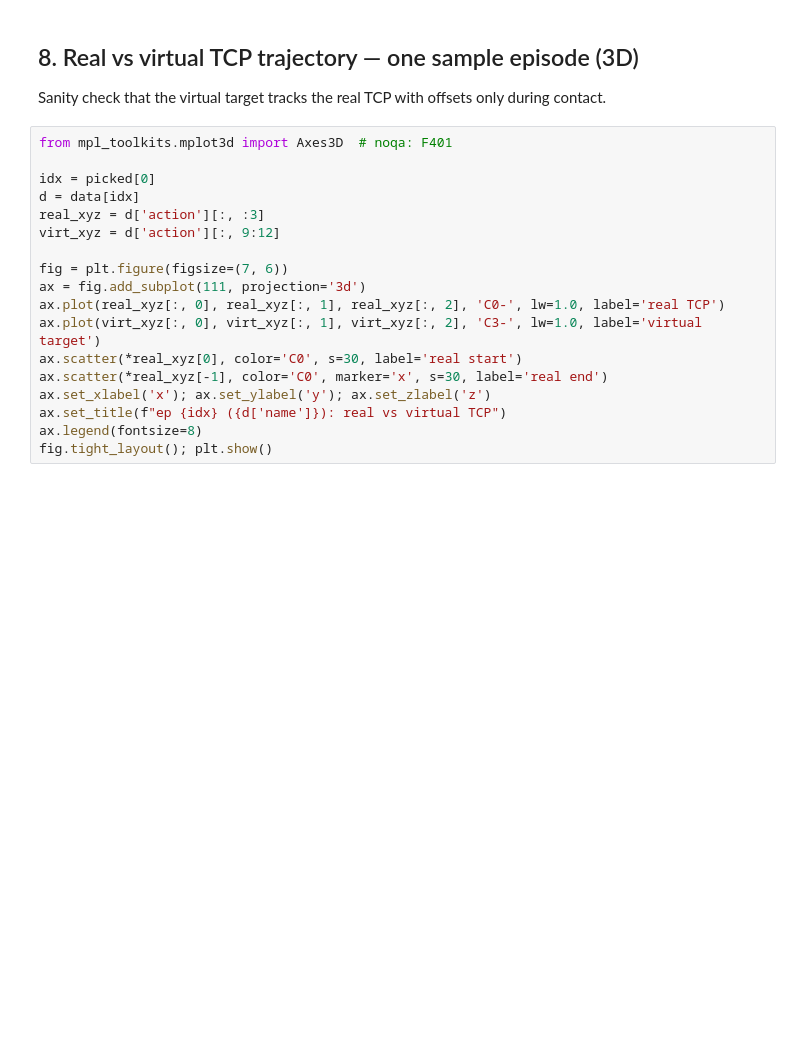
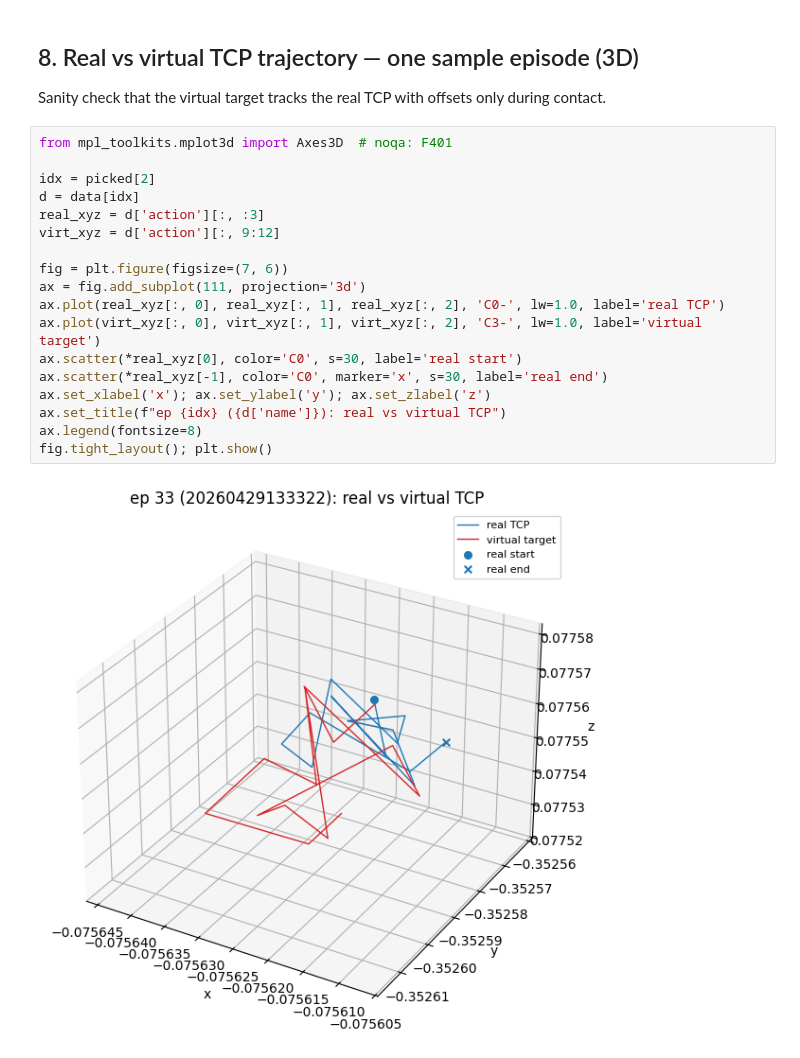
Before and after one commit to ethan-allan/robo_flow, a Jupyter notebook: trainflow/notebooks/inspect_vrr.ipynb, the cells around one changed output. Drawn from its saved outputs; the diff is of its cells as text; blank space fills up the shorter version.

```diff
--- a/trainflow/notebooks/inspect_vrr.ipynb
+++ b/trainflow/notebooks/inspect_vrr.ipynb
@@ -242,18 +284,20 @@ Sanity check that the virtual target tracks the real TCP with offsets only durin
 # %%
 from mpl_toolkits.mplot3d import Axes3D  # noqa: F401
 
-idx = picked[0]
+idx = picked[2]
 d = data[idx]
 real_xyz = d['action'][:, :3]
 virt_xyz = d['action'][:, 9:12]
 
 fig = plt.figure(figsize=(7, 6))
 ax = fig.add_subplot(111, projection='3d')
 ax.plot(real_xyz[:, 0], real_xyz[:, 1], real_xyz[:, 2], 'C0-', lw=1.0, label='real TCP')
 ax.plot(virt_xyz[:, 0], virt_xyz[:, 1], virt_xyz[:, 2], 'C3-', lw=1.0, label='virtual target')
 ax.scatter(*real_xyz[0], color='C0', s=30, label='real start')
 ax.scatter(*real_xyz[-1], color='C0', marker='x', s=30, label='real end')
 ax.set_xlabel('x'); ax.set_ylabel('y'); ax.set_zlabel('z')
 ax.set_title(f"ep {idx} ({d['name']}): real vs virtual TCP")
 ax.legend(fontsize=8)
 fig.tight_layout(); plt.show()
+# %% [output]
+[figure, added]
```
Also changed, not shown: parts of 11 cells of this notebook, 16 other files.
